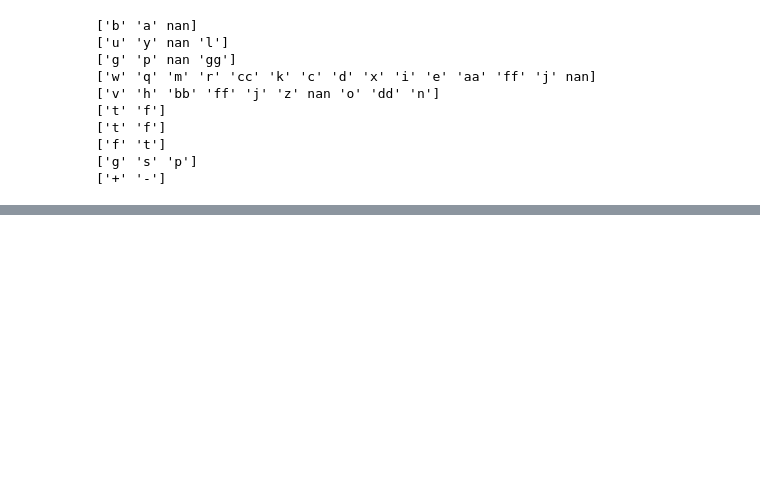
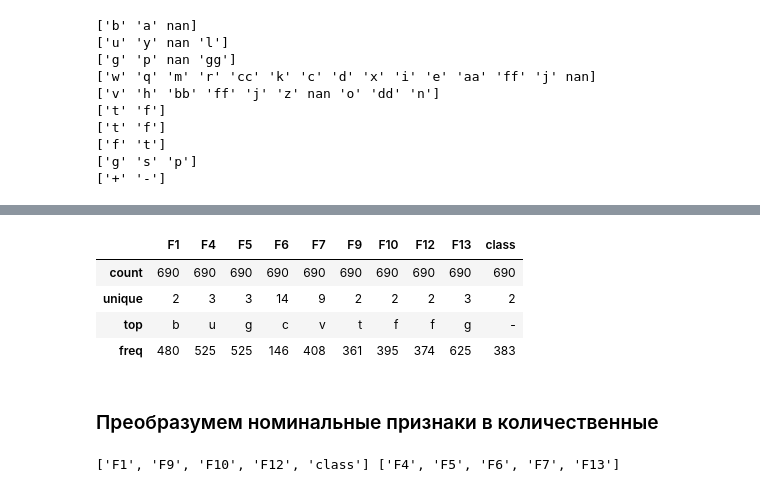
Before and after one commit to subv13/ru_ml_bootcamp, a Jupyter notebook: scoring_tutorial.ipynb, the cells around one changed output, grey strips where cells are left out. Saved outputs shown, nothing was run; the diff lists cells and outputs as text; code cells hidden in the pictures; blank space fills up the shorter version.

```diff
--- a/scoring_tutorial.ipynb
+++ b/scoring_tutorial.ipynb
@@ -119,0 +142,12 @@ for column in categorical_columns:
+# %%
+# Заполняем пропуски количественных признаков медианами
+data = data.fillna(data.median(axis=0), axis=0)
+# %%
+cat_col_describe = data.describe(include=[object])
+cat_col_describe
+# %% [output]
+|  | F1 | F4 | F5 | F6 | F7 | F9 | F10 | F12 | F13 | class |
+| count | 690 | 690 | 690 | 690 | 690 | 690 | 690 | 690 | 690 | 690 |
+| unique | 2 | 3 | 3 | 14 | 9 | 2 | 2 | 2 | 3 | 2 |
+| top | b | u | g | c | v | t | f | f | g | - |
+| freq | 480 | 525 | 525 | 146 | 408 | 361 | 395 | 374 | 625 | 383 |
@@ -119,0 +158,10 @@ for column in categorical_columns:
+# %% [markdown]
+### Преобразумем номинальные признаки в количественные
+# %%
+binary_columns = [col for col in categorical_columns
+                  if cat_col_describe[col]['unique'] == 2]
+nonbinary_columns = [col for col in categorical_columns
+                     if cat_col_describe[col]['unique'] > 2]
+print binary_columns, nonbinary_columns
+# %% [output]
+['F1', 'F9', 'F10', 'F12', 'class'] ['F4', 'F5', 'F6', 'F7', 'F13']
```
Also changed, not shown: parts of 14 cells of this notebook.
